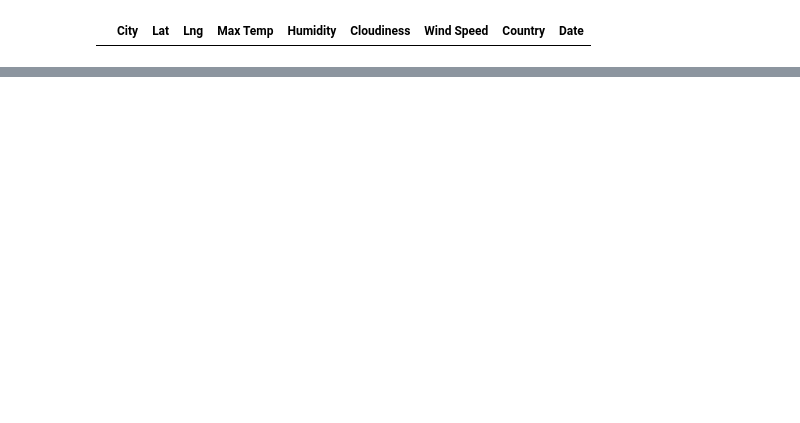
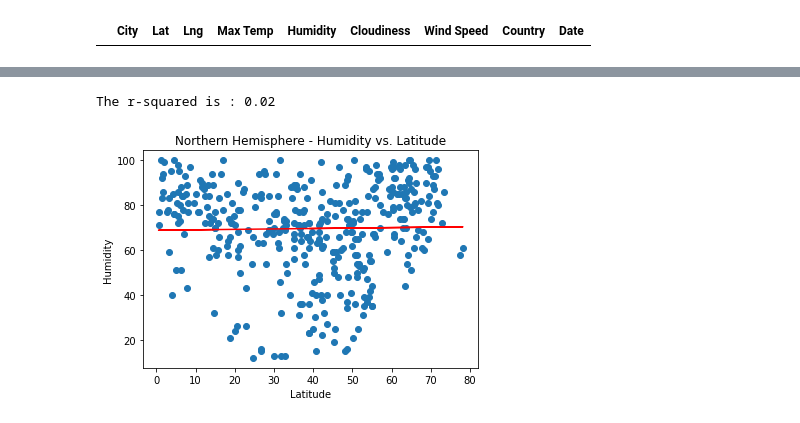
Before and after one commit to bdub99/Geographical-Weather-Analysis, a Jupyter notebook: WeatherPy/weather.ipynb, the cells around one changed output, grey strips where cells are left out. Drawn from its saved outputs; the diff is of its cells as text; code cells hidden in the pictures; blank space fills up the shorter version.

```diff
--- a/WeatherPy/weather.ipynb
+++ b/WeatherPy/weather.ipynb
@@ -224,0 +249,10 @@ def annotate(line_eq, a, b):
+# %%
+equation = linear_agression(northern_hemisphere["Lat"], northern_hemisphere["Humidity"])
+annotate(equation, 0, 0)
+plt.title("Northern Hemisphere - Humidity vs. Latitude")
+plt.xlabel("Latitude")
+plt.ylabel("Humidity")
+plt.savefig("Northern Hemisphere - Humidity vs. Latitude.png")
+# %% [output]
+The r-squared is : 0.02
+[figure, added]
```
Also changed, not shown: parts of 23 cells of this notebook.
